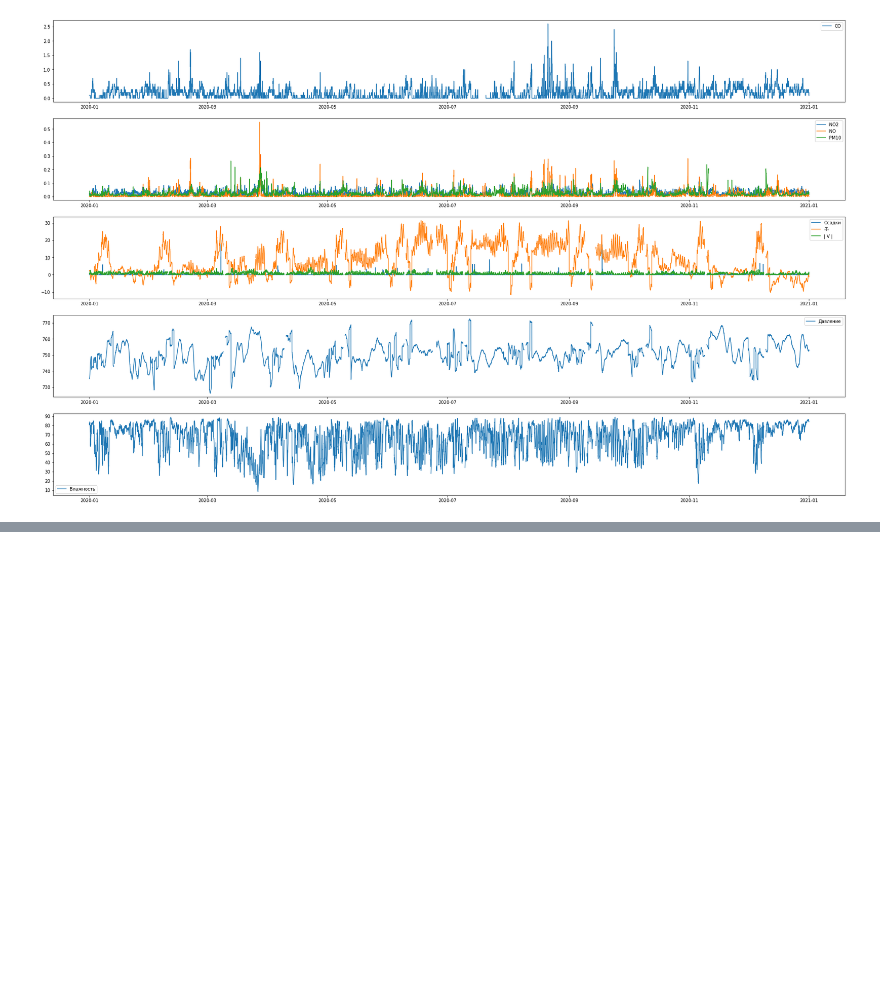
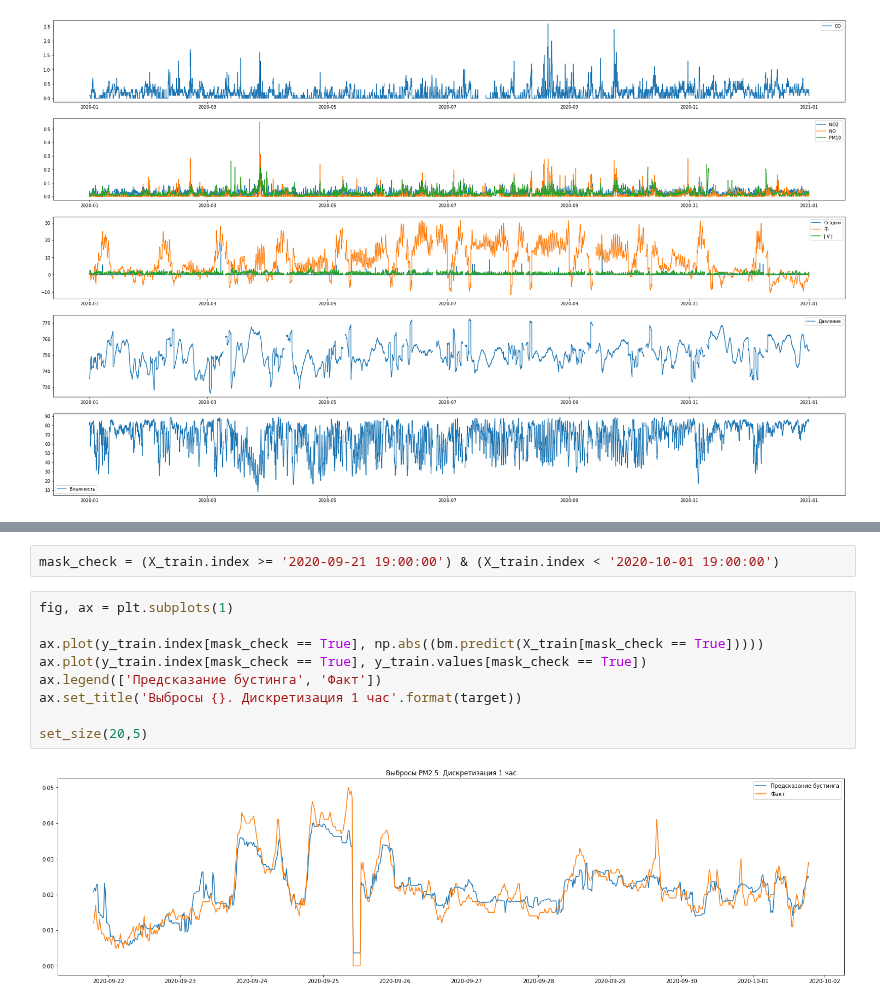
Before and after one commit to vprud/air_tracer, a Jupyter notebook: notes/02_predict.ipynb, the cells around one changed output, grey strips where cells are left out. Cells and saved outputs as stored; diff of their text form; blank space fills up the shorter version.

```diff
--- a/notes/02_predict.ipynb
+++ b/notes/02_predict.ipynb
@@ -288,0 +184,13 @@ set_size(20,5)
+# %%
+mask_check = (X_train.index >= '2020-09-21 19:00:00') & (X_train.index < '2020-10-01 19:00:00')
+# %%
+fig, ax = plt.subplots(1)
+
+ax.plot(y_train.index[mask_check == True], np.abs((bm.predict(X_train[mask_check == True]))))
+ax.plot(y_train.index[mask_check == True], y_train.values[mask_check == True])
+ax.legend(['Предсказание бустинга', 'Факт'])
+ax.set_title('Выбросы {}. Дискретизация 1 час'.format(target))
+
+set_size(20,5)
+# %% [output]
+[figure, added]
```
Also changed, not shown: parts of 29 cells of this notebook, 3 other files.
